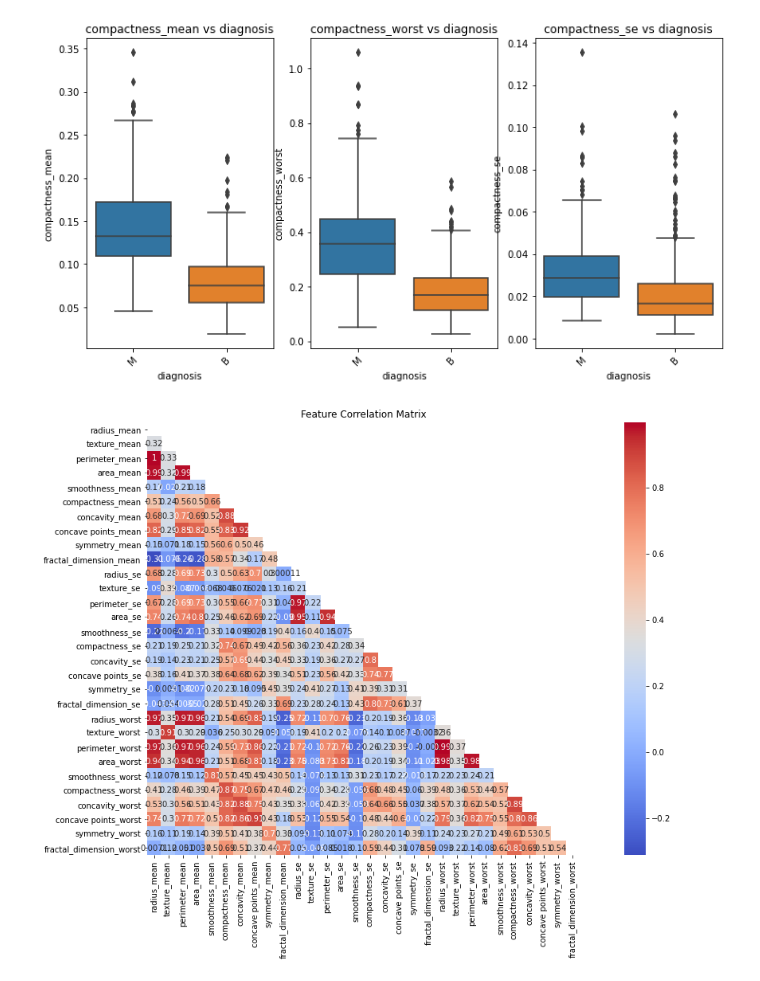
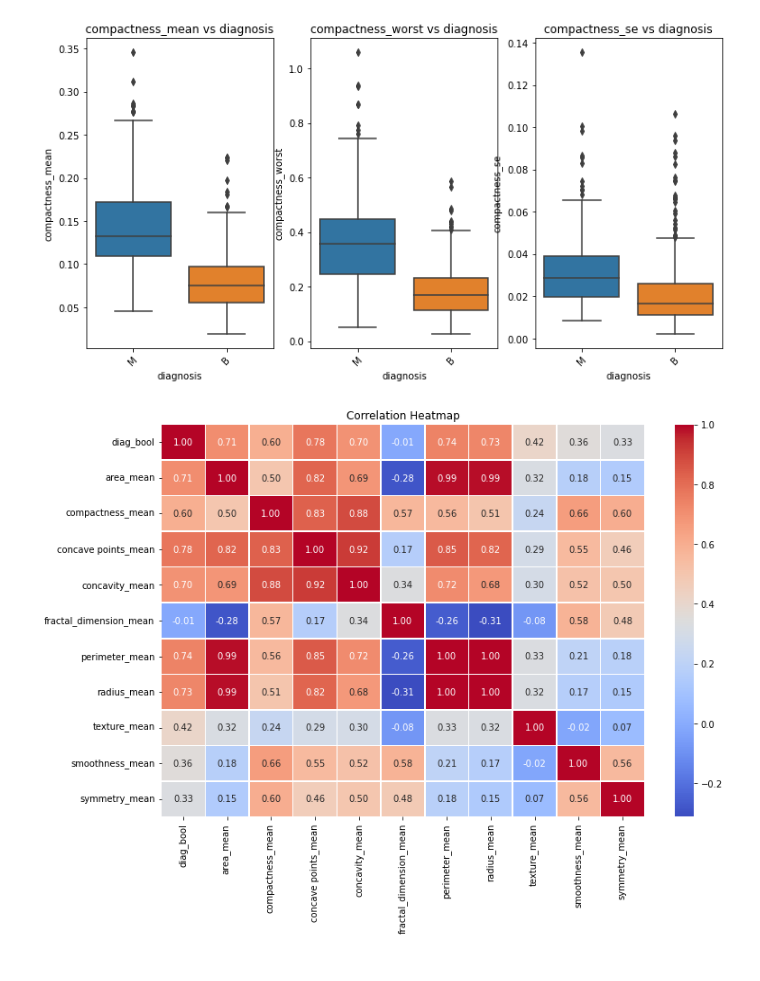
Before and after one commit to cgoriusIU/FA23-dsci-d590, a Jupyter notebook: eda/FeatureGroupings.ipynb, the cells around one changed output. Saved outputs shown, nothing was run; the diff lists cells and outputs as text; code cells hidden in the pictures.

```diff
--- a/eda/FeatureGroupings.ipynb
+++ b/eda/FeatureGroupings.ipynb
@@ -74,3 +101,8 @@ fractal_dimension_worst    100.0
 dtype: float64
 # %% [markdown]
 Setting up a function that compares a set of columns passed from the dataframe by the diagnosis category.
+# %%
+columns = raw_df.columns.to_list()
+feature_col = [col for col in columns if col not in ['id', 'diagnosis']]
+raw_df['diag_bool'] = raw_df['diagnosis'] == 'M'
+df = raw_df.drop(columns=['id'])
@@ -134,11 +173,12 @@ feature_col = [col for col in columns if col not in ['id', 'diagnosis']]
-# %%
-df = raw_df.drop(columns=['id'])
-corr_matrix = df.corr()
-half_matrix = np.tri(*corr_matrix.shape, dtype=bool) == 0
-np.fill_diagonal(corr_matrix.values, np.nan)
-fig, ax = plt.subplots(figsize=(20, 10))
-sns.heatmap(corr_matrix, mask=half_matrix, annot=True, cmap="coolwarm", square=True)
-plt.title("Feature Correlation Matrix")
-plt.show()
-# %% [output]
-[figure, removed]
+# %%
+features = ['diag_bool', 'area_mean', 'compactness_mean', 'concave points_mean', 'concavity_mean',
+            'fractal_dimension_mean', 'perimeter_mean', 'radius_mean', 'texture_mean',
+            'smoothness_mean',  'symmetry_mean', ]
+
+correlation_matrix = df[features].corr()
+plt.figure(figsize=(12, 8))
+sns.heatmap(correlation_matrix, annot=True, cmap='coolwarm', fmt=".2f", linewidths=0.5)
+plt.title('Correlation Heatmap')
+plt.show()
+# %% [output]
+[figure, added]
```
Also changed, not shown: parts of 9 cells of this notebook.
